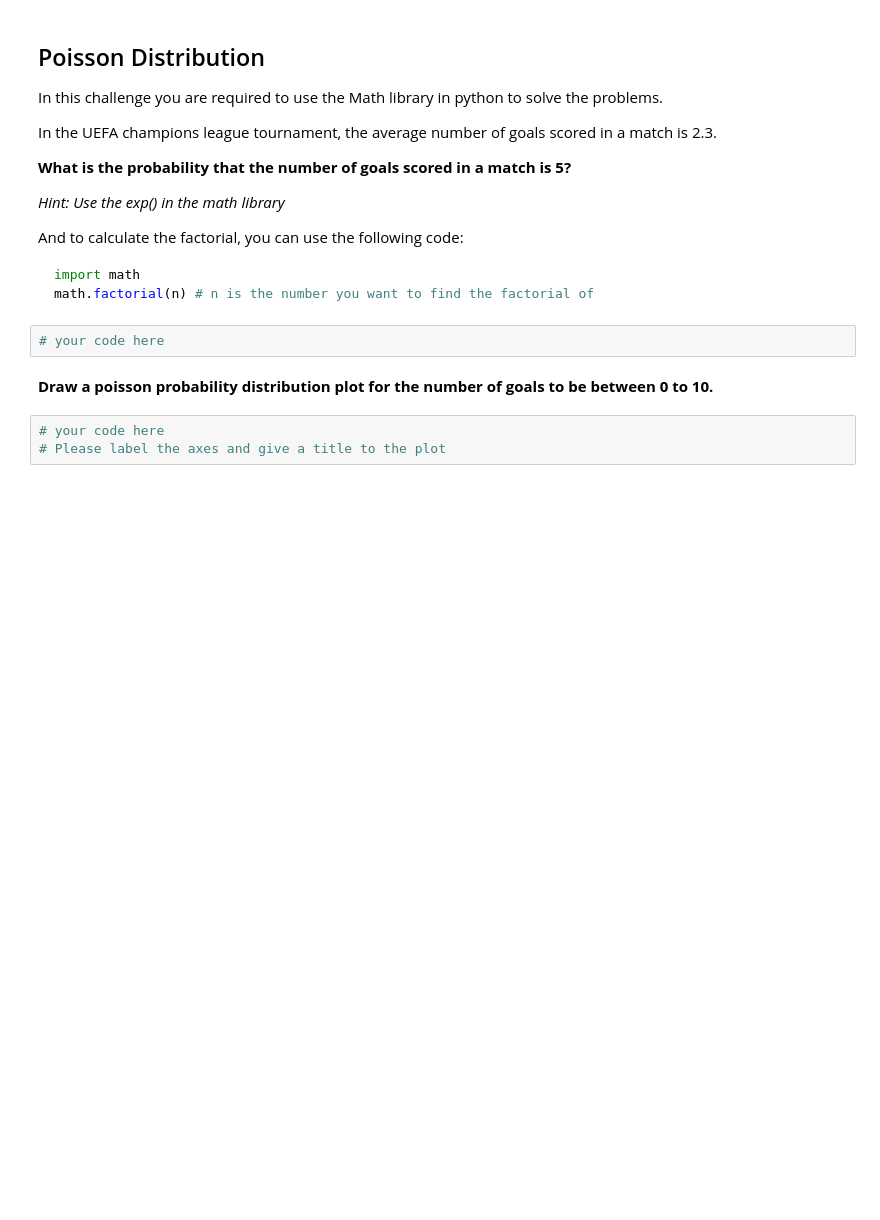
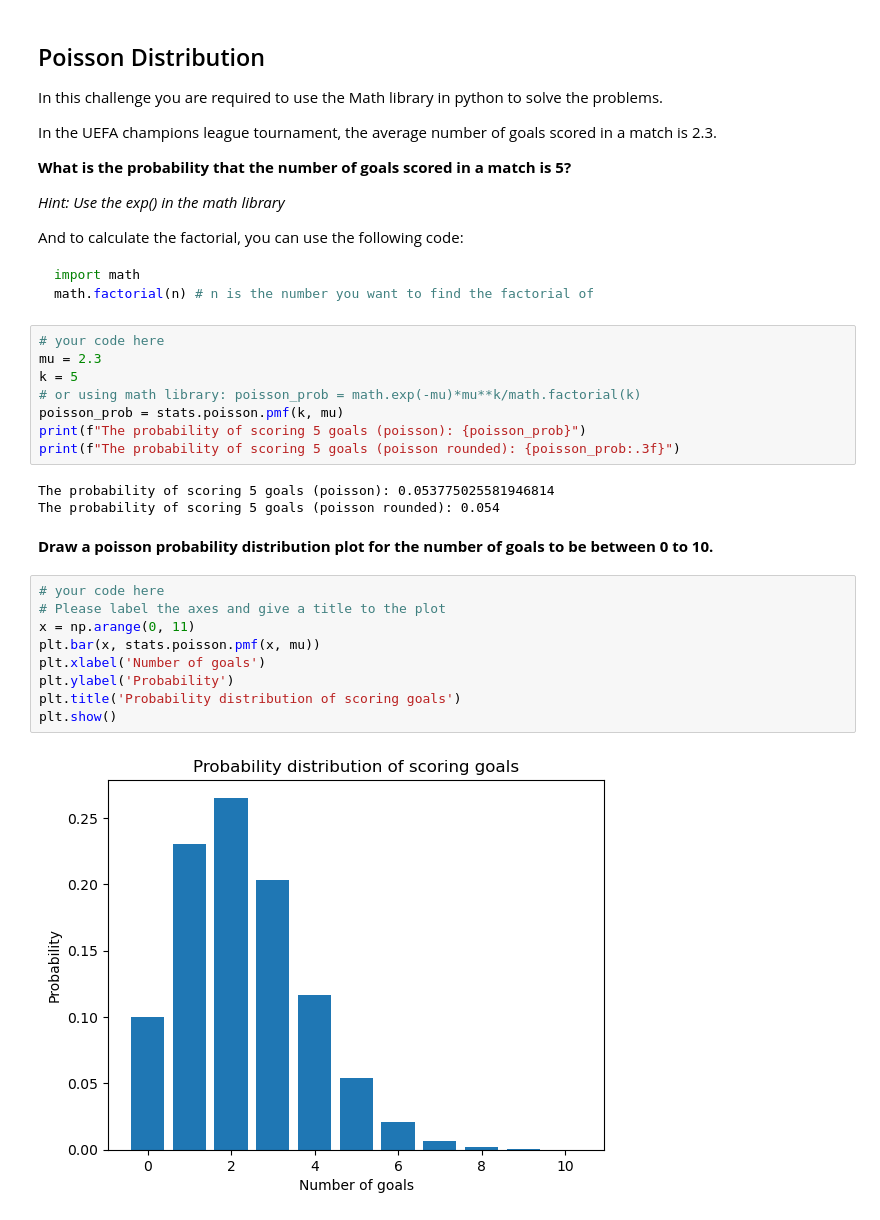
Before and after one commit to ironhack-labs/lab-discrete-probability-distributions-en, a Jupyter notebook: your-code/main.ipynb, the cells around one changed output. Drawn from its saved outputs; the diff is of its cells as text; blank space fills up the shorter version.

````diff
--- a/your-code/main.ipynb
+++ b/your-code/main.ipynb
@@ -82,10 +119,27 @@ And to calculate the factorial, you can use the following code:
 import math
 math.factorial(n) # n is the number you want to find the factorial of
 ```
-# %%
-# your code here
+# %%
+# your code here
+mu = 2.3
+k = 5
+# or using math library: poisson_prob = math.exp(-mu)*mu**k/math.factorial(k)
+poisson_prob = stats.poisson.pmf(k, mu)
+print(f"The probability of scoring 5 goals (poisson): {poisson_prob}")
+print(f"The probability of scoring 5 goals (poisson rounded): {poisson_prob:.3f}")
+# %% [output]
+The probability of scoring 5 goals (poisson): 0.053775025581946814
+The probability of scoring 5 goals (poisson rounded): 0.054
 # %% [markdown]
 **Draw a poisson probability distribution plot for the number of goals to be between 0 to 10.**
 # %%
 # your code here
 # Please label the axes and give a title to the plot
+x = np.arange(0, 11)
+plt.bar(x, stats.poisson.pmf(x, mu))
+plt.xlabel('Number of goals')
+plt.ylabel('Probability')
+plt.title('Probability distribution of scoring goals')
+plt.show()
+# %% [output]
+[figure, added]
````
Also changed, not shown: parts of 9 cells of this notebook.
